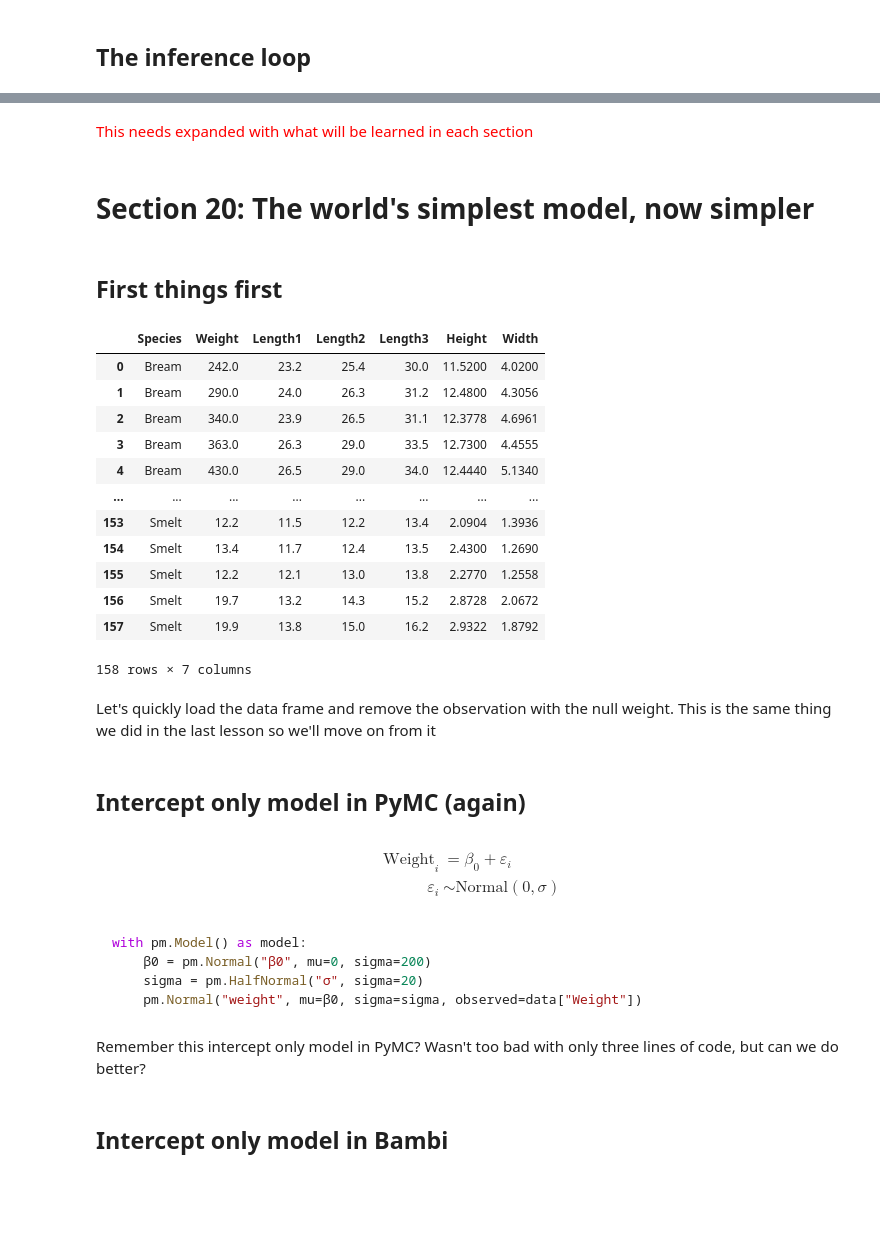
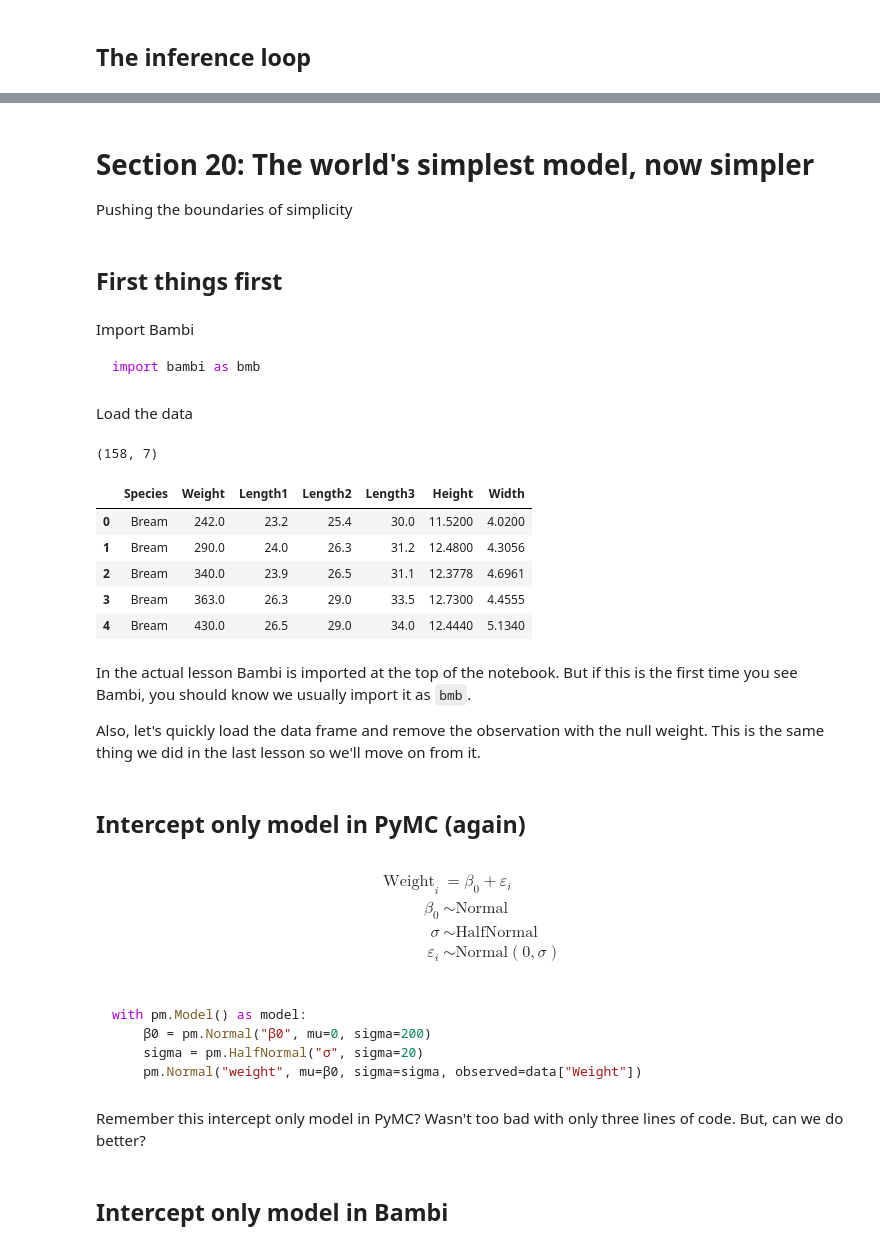
Before and after one commit to tomicapretto/etc, a Jupyter notebook: lessons/03_Bambi_Introduction/Bambi_Introduction.ipynb, the cells around one changed output, grey strips where cells are left out. Saved outputs shown, nothing was run; the diff lists cells and outputs as text; code cells hidden in the pictures; blank space fills up the shorter version.

````diff
--- a/lessons/03_Bambi_Introduction/Bambi_Introduction.ipynb
+++ b/lessons/03_Bambi_Introduction/Bambi_Introduction.ipynb
@@ -43,36 +78,43 @@ Today, we're focusing on Model development only, because we're learning how to u
-# %% [markdown]
- <font color='red'>This needs expanded with what will be learned in each section</font>
 # %% [markdown]
 # Section 20: The world's simplest model, now simpler
+
+Pushing the boundaries of simplicity
 # %% [markdown]
 ## First things first
+# %% [markdown]
+Import Bambi
+
+```python
+import bambi as bmb
+```
+# %% [markdown]
+Load the data
 # %%
 data = pd.read_csv("data/fish-market.csv")
 data = data[data["Weight"] > 0].reset_index(drop=True)
-data
+print(data.shape)
+data.head()
 # %% [output]
+(158, 7)
 |  | Species | Weight | Length1 | Length2 | Length3 | Height | Width |
 | 0 | Bream | 242.0 | 23.2 | 25.4 | 30.0 | 11.5200 | 4.0200 |
 | 1 | Bream | 290.0 | 24.0 | 26.3 | 31.2 | 12.4800 | 4.3056 |
 | 2 | Bream | 340.0 | 23.9 | 26.5 | 31.1 | 12.3778 | 4.6961 |
 | 3 | Bream | 363.0 | 26.3 | 29.0 | 33.5 | 12.7300 | 4.4555 |
 | 4 | Bream | 430.0 | 26.5 | 29.0 | 34.0 | 12.4440 | 5.1340 |
-| ... | ... | ... | ... | ... | ... | ... | ... |
-| 153 | Smelt | 12.2 | 11.5 | 12.2 | 13.4 | 2.0904 | 1.3936 |
-| 154 | Smelt | 13.4 | 11.7 | 12.4 | 13.5 | 2.4300 | 1.2690 |
-| 155 | Smelt | 12.2 | 12.1 | 13.0 | 13.8 | 2.2770 | 1.2558 |
-| 156 | Smelt | 19.7 | 13.2 | 14.3 | 15.2 | 2.8728 | 2.0672 |
-| 157 | Smelt | 19.9 | 13.8 | 15.0 | 16.2 | 2.9322 | 1.8792 |
-158 rows × 7 columns
 # %% [markdown]
-Let's quickly load the data frame and remove the observation with the null weight. This is the same thing we did in the last lesson so we'll move on from it
+In the actual lesson Bambi is imported at the top of the notebook. But if this is the first time you see Bambi, you should know we usually import it as `bmb`.
+
+Also, let's quickly load the data frame and remove the observation with the null weight. This is the same thing we did in the last lesson so we'll move on from it.
 # %% [markdown]
 ## Intercept only model in PyMC (again)
 # %% [markdown]
 $$
 \begin{aligned}
 \text{Weight}_i &= \beta_0 + \varepsilon_i \\
-\varepsilon_i & \sim \text{Normal}(0, \sigma)
+\beta_0 & \sim \text{Normal} \\
+\sigma & \sim \text{HalfNormal} \\
+\varepsilon_i & \sim \text{Normal}(0, \sigma) \\
 \end{aligned}
 $$
 # %% [markdown]
@@ -83,7 +125,7 @@ with pm.Model() as model:
     pm.Normal("weight", mu=β0, sigma=sigma, observed=data["Weight"])
 ```
 # %% [markdown]
-Remember this intercept only model in PyMC? Wasn't too bad with only three lines of code, but can we do better?
+Remember this intercept only model in PyMC? Wasn't too bad with only three lines of code. But, can we do better?
 # %% [markdown]
 ## Intercept only model in Bambi
 # %%
````
Also changed, not shown: parts of 121 cells of this notebook, 12 other files.
